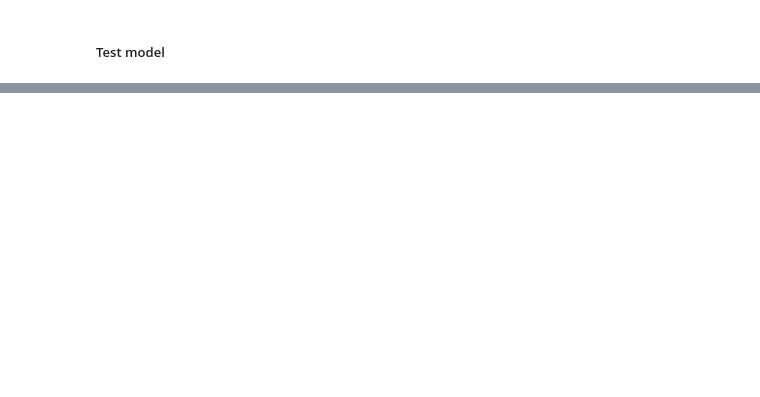
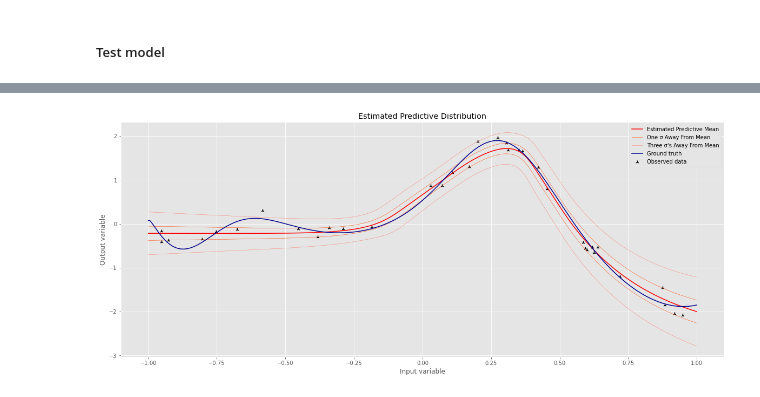
Before and after one commit to Sheev13/bnn-mean-field-vi, a Jupyter notebook: toy_regression.ipynb, the cells around one changed output, grey strips where cells are left out. Cells and saved outputs as stored; diff of their text form; code cells hidden in the pictures; blank space fills up the shorter version.

```diff
--- a/toy_regression.ipynb
+++ b/toy_regression.ipynb
@@ -415,0 +413,27 @@ plt.show()
+# %%
+xs = np.linspace(-1, 1, 500)
+n_samps = bnn_model(torch.FloatTensor(xs).unsqueeze(-1)).detach().numpy().shape[0]
+all_pred_samples = bnn_model(torch.FloatTensor(xs).unsqueeze(-1)).detach().numpy()
+for j in range(int(100/n_samps)):
+    pred_samples = bnn_model(torch.FloatTensor(xs).unsqueeze(-1)).detach().numpy()
+    all_pred_samples = np.concatenate((all_pred_samples, pred_samples), axis=0)
+
+mu = all_pred_samples.mean(0)
+std = all_pred_samples.std(0)
+
+plt.rcParams["figure.figsize"] = (20, 8)
+
+plt.title("Estimated Predictive Distribution")
+plt.plot(xs, mu, color='red', label='Estimated Predictive Mean')
+plt.plot(xs, mu-std, color='orangered', linewidth=0.5, label='One \u03c3 Away From Mean')
+plt.plot(xs, mu+std, color='orangered', linewidth=0.5)
+plt.plot(xs, mu-3*std, color='salmon', linewidth=0.5, label='Three \u03c3\'s Away From Mean')
+plt.plot(xs, mu+3*std, color='salmon', linewidth=0.5)
+plt.plot(xs, ys, color='darkblue', label='Ground truth')
+plt.scatter(x_tr, y_tr, color='black', label='Observed data', marker='2')
+plt.xlabel('Input variable')
+plt.ylabel('Output variable')
+plt.legend()
+plt.show()
+# %% [output]
+[figure, added]
```
Also changed, not shown: parts of 8 cells of this notebook.
